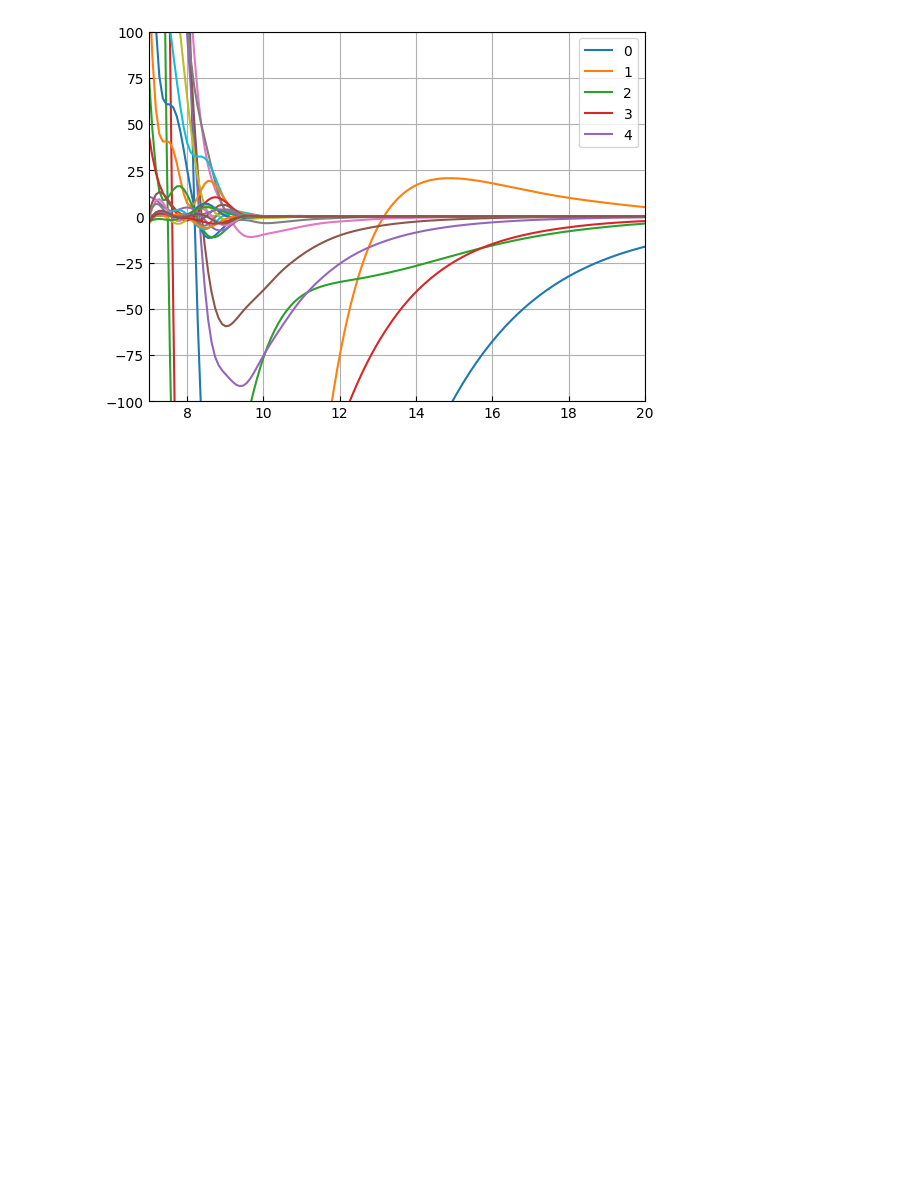
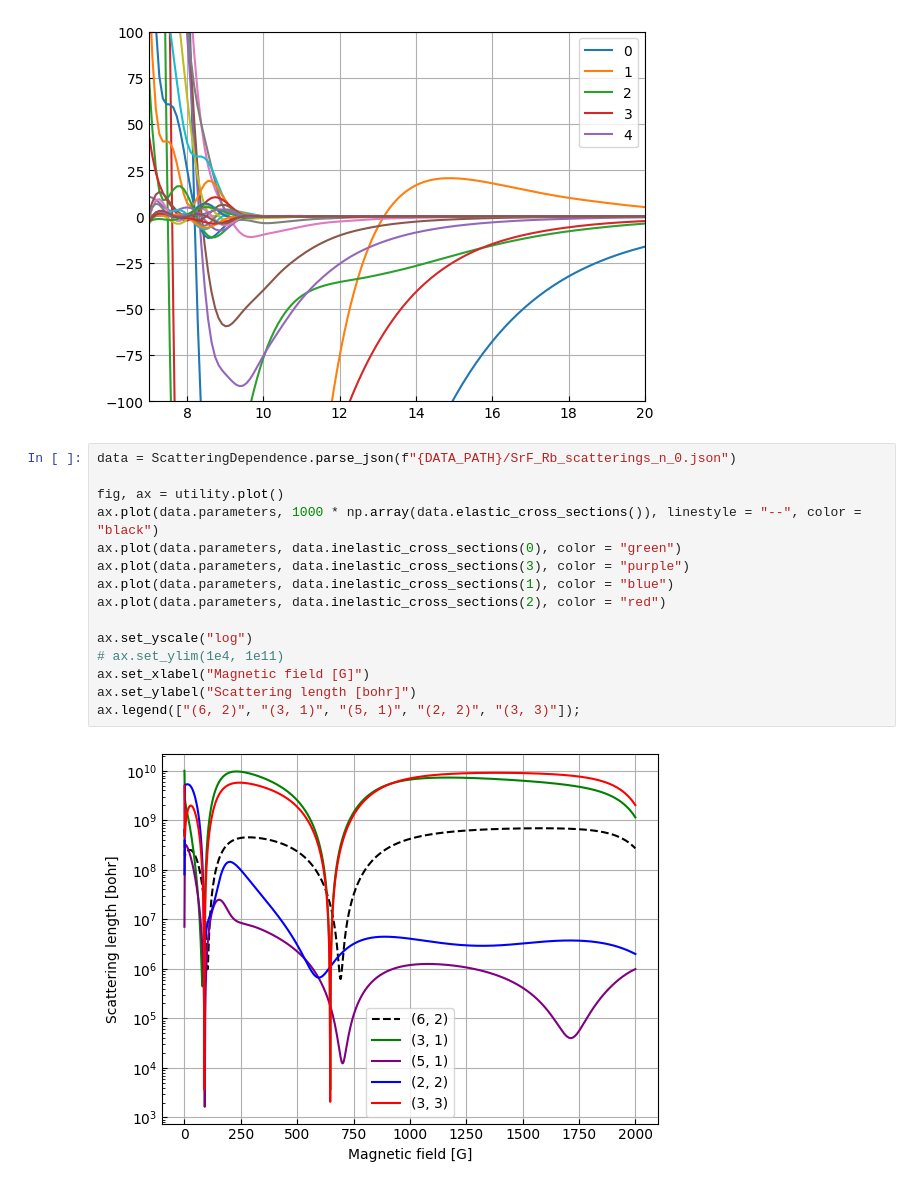
Before and after one commit to Wleter/quantum-rs, a Jupyter notebook: scattering-problems/analysis/srf_rb_analysis.ipynb, the cells around one changed output. Cells and saved outputs as stored; diff of their text form; blank space fills up the shorter version.

```diff
--- a/scattering-problems/analysis/srf_rb_analysis.ipynb
+++ b/scattering-problems/analysis/srf_rb_analysis.ipynb
@@ -103,4 +104,21 @@ ax.set_xlim(7, 20)
 ax.set_ylim(-100, 100);
 # %% [output]
 [figure]
+# %%
+data = ScatteringDependence.parse_json(f"{DATA_PATH}/SrF_Rb_scatterings_n_0.json")
+
+fig, ax = utility.plot()
+ax.plot(data.parameters, 1000 * np.array(data.elastic_cross_sections()), linestyle = "--", color = "black")
+ax.plot(data.parameters, data.inelastic_cross_sections(0), color = "green")
+ax.plot(data.parameters, data.inelastic_cross_sections(3), color = "purple")
+ax.plot(data.parameters, data.inelastic_cross_sections(1), color = "blue")
+ax.plot(data.parameters, data.inelastic_cross_sections(2), color = "red")
+
+ax.set_yscale("log")
+# ax.set_ylim(1e4, 1e11)
+ax.set_xlabel("Magnetic field [G]")
+ax.set_ylabel("Scattering length [bohr]")
+ax.legend(["(6, 2)", "(3, 1)", "(5, 1)", "(2, 2)", "(3, 3)"]);
+# %% [output]
+[figure, added]
 # %%
```
Also changed, not shown: parts of 4 cells of this notebook, 8 other files.
